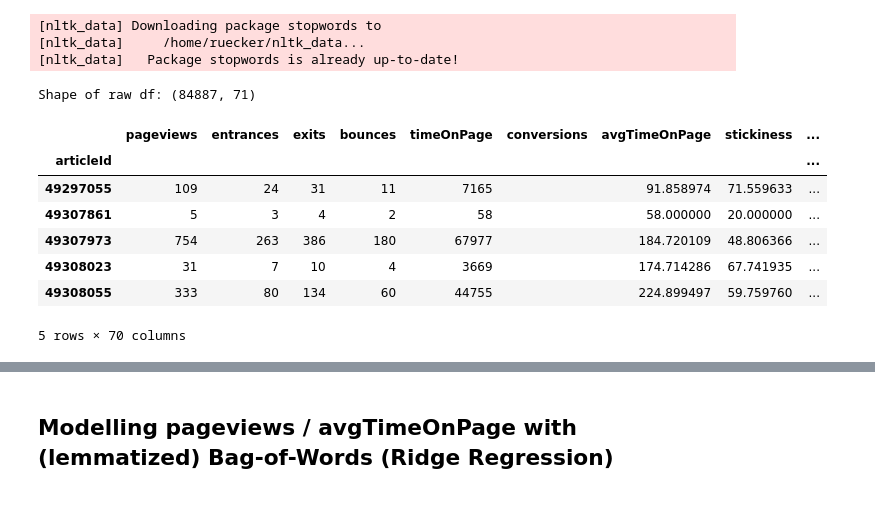
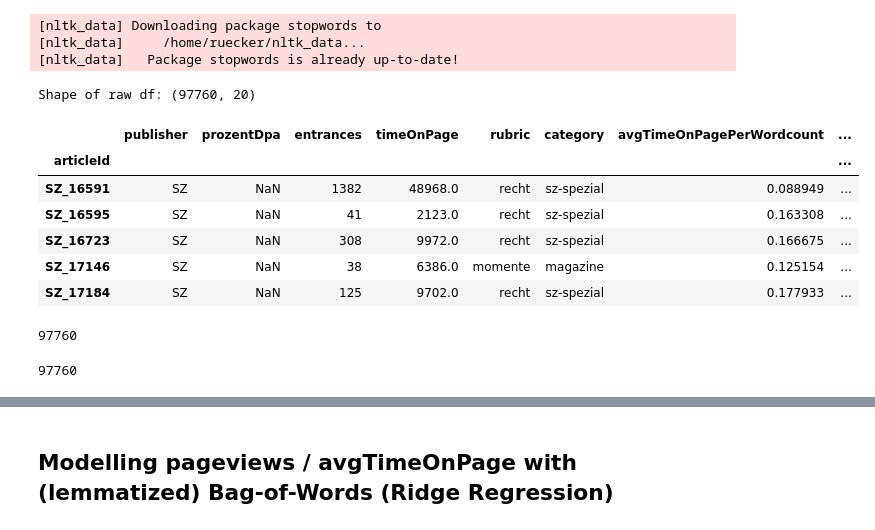
Before and after one commit to susannaruecker/master_thesis, a Jupyter notebook: master_thesis/notebooks/first_trial_BOW-Copy1.ipynb, the cells around one changed output, grey strips where cells are left out. Saved outputs shown, nothing was run; the diff lists cells and outputs as text; code cells hidden in the pictures.

```diff
--- a/master_thesis/notebooks/first_trial_BOW-Copy1.ipynb
+++ b/master_thesis/notebooks/first_trial_BOW-Copy1.ipynb
@@ -15,22 +15,31 @@ import scipy.stats as st
 import matplotlib.pyplot as plt
 
 from master_thesis.src import utils
+
+pd.set_option('display.max_columns', 80) # make all columns visible
 # %% [output]
 [nltk_data] Downloading package stopwords to
 [nltk_data]     /home/ruecker/nltk_data...
 [nltk_data]   Package stopwords is already up-to-date!
 # %%
-df = utils.get_raw_df()
-df.set_index('articleId', inplace=True)
-df = df.fillna('')
-df.head()
+full = utils.get_raw_df()
+#full.set_index('articleId', inplace=True)
+#full = full.fillna('')
+full.head()
 # %% [output]
-Shape of raw df: (84887, 71)
+Shape of raw df: (97760, 20)
-|  | pageviews | entrances | exits | bounces | timeOnPage | conversions | avgTimeOnPage | stickiness | ... |
-| articleId |  |  |  |  |  |  |  |  | ... |
-| 49297055 | 109 | 24 | 31 | 11 | 7165 |  | 91.858974 | 71.559633 | ... |
-| 49307861 | 5 | 3 | 4 | 2 | 58 |  | 58.000000 | 20.000000 | ... |
-| 49307973 | 754 | 263 | 386 | 180 | 67977 |  | 184.720109 | 48.806366 | ... |
-| 49308023 | 31 | 7 | 10 | 4 | 3669 |  | 174.714286 | 67.741935 | ... |
-| 49308055 | 333 | 80 | 134 | 60 | 44755 |  | 224.899497 | 59.759760 | ... |
+|  | publisher | prozentDpa | entrances | timeOnPage | rubric | category | avgTimeOnPagePerWordcount | ... |
+| articleId |  |  |  |  |  |  |  | ... |
+| SZ_16591 | SZ | NaN | 1382 | 48968.0 | recht | sz-spezial | 0.088949 | ... |
+| SZ_16595 | SZ | NaN | 41 | 2123.0 | recht | sz-spezial | 0.163308 | ... |
+| SZ_16723 | SZ | NaN | 308 | 9972.0 | recht | sz-spezial | 0.166675 | ... |
+| SZ_17146 | SZ | NaN | 38 | 6386.0 | momente | magazine | 0.125154 | ... |
+| SZ_17184 | SZ | NaN | 125 | 9702.0 | recht | sz-spezial | 0.177933 | ... |
-5 rows × 70 columns
+# %%
+len(full.index)
+# %% [output]
+97760
+# %%
+len(set(full.index))
+# %% [output]
+97760
```
Also changed, not shown: parts of 76 cells of this notebook, 7 other files.
